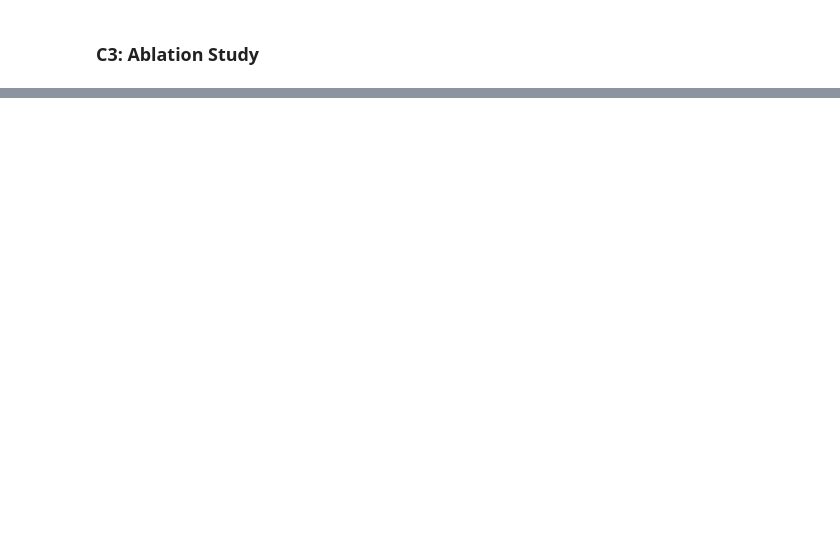
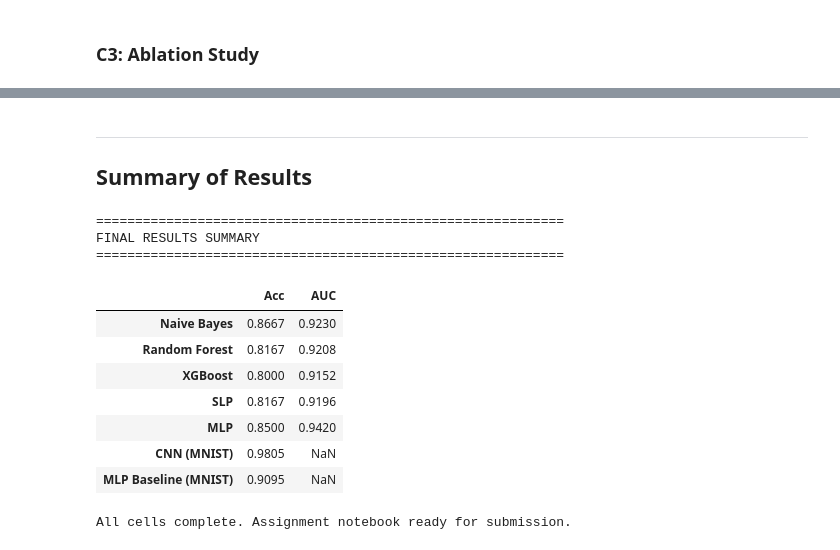
Before and after one commit to Saif1Shahzad/cardioai-heart-disease-prediction, a Jupyter notebook: notebook/i232634_DS-A_Assignment 4_Notebook.ipynb, the cells around one changed output, grey strips where cells are left out. Drawn from its saved outputs; the diff is of its cells as text; code cells hidden in the pictures; blank space fills up the shorter version.

Commit message:
Implemented Complete Notebook

```diff
--- a/notebook/i232634_DS-A_Assignment 4_Notebook.ipynb
+++ b/notebook/i232634_DS-A_Assignment 4_Notebook.ipynb
@@ -1173,0 +1346,25 @@ causes vanishing gradients in deeper layers, reducing representational capacity.
+# %%
+_, cnn_acc = cnn.evaluate(X_test_cnn, y_test_oh, verbose=0)
+y_pred_cnn = np.argmax(cnn.predict(X_test_cnn, verbose=0), axis=1)
+
+print(f'CNN Test Accuracy: {cnn_acc:.4f}')
+print(f'CNN Macro F1: {f1_score(y_mnist_test, y_pred_cnn, average="macro"):.4f}')
+print(classification_report(y_mnist_test, y_pred_cnn))
+
+cm_cnn = confusion_matrix(y_mnist_test, y_pred_cnn)
+fig, ax = plt.subplots(figsize=(9, 7))
+sns.heatmap(cm_cnn, annot=True, fmt='d', cmap='Blues', ax=ax,
+            xticklabels=range(10), yticklabels=range(10))
+ax.set_xlabel('Predicted'); ax.set_ylabel('True')
+ax.set_title('CNN — Confusion Matrix Heatmap')
+plt.tight_layout()
+plt.show()
+
+# Most confused pairs
+cm_off = cm_cnn.copy()
+np.fill_diagonal(cm_off, 0)
+confused_pairs = np.dstack(np.unravel_index(np.argsort(cm_off, axis=None)[::-1], cm_off.shape))[0][:3]
+print('Most confused pairs (true → predicted):')
+for pair in confused_pairs:
+    print(f'  {pair[0]} → {pair[1]}: {cm_off[pair[0], pair[1]]} times')
+print('Digits like 4/9 and 3/8 are visually similar in stroke structure, causing confusion.')
@@ -1173,0 +1621,34 @@ causes vanishing gradients in deeper layers, reducing representational capacity.
+# %% [markdown]
+---
+## Summary of Results
+# %%
+print('='*60)
+print('FINAL RESULTS SUMMARY')
+print('='*60)
+
+results_summary = {
+    'Naive Bayes':    {'Acc': accuracy_score(y_test, y_pred_nb),  'AUC': roc_auc_score(y_test, y_prob_nb)},
+    'Random Forest':  {'Acc': accuracy_score(y_test, y_pred_rf),  'AUC': roc_auc_score(y_test, y_prob_rf)},
+    'XGBoost':        {'Acc': accuracy_score(y_test, y_pred_xgb), 'AUC': roc_auc_score(y_test, y_prob_xgb)},
+    'SLP':            {'Acc': accuracy_score(y_test, y_pred_slp), 'AUC': roc_auc_score(y_test, y_prob_slp)},
+    'MLP':            {'Acc': accuracy_score(y_test, y_pred_mlp), 'AUC': roc_auc_score(y_test, y_prob_mlp)},
+    'CNN (MNIST)':    {'Acc': cnn_acc, 'AUC': None},
+    'MLP Baseline (MNIST)': {'Acc': mlp_bl_acc, 'AUC': None},
+}
+
+df_summary = pd.DataFrame(results_summary).T.round(4)
+display(df_summary)
+print('\nAll cells complete. Assignment notebook ready for submission.')
+# %% [output]
+============================================================
+FINAL RESULTS SUMMARY
+============================================================
+|  | Acc | AUC |
+| Naive Bayes | 0.8667 | 0.9230 |
+| Random Forest | 0.8167 | 0.9208 |
+| XGBoost | 0.8000 | 0.9152 |
+| SLP | 0.8167 | 0.9196 |
+| MLP | 0.8500 | 0.9420 |
+| CNN (MNIST) | 0.9805 | NaN |
+| MLP Baseline (MNIST) | 0.9095 | NaN |
+All cells complete. Assignment notebook ready for submission.
```
Also changed, not shown: parts of 25 cells of this notebook, 6 other files.
